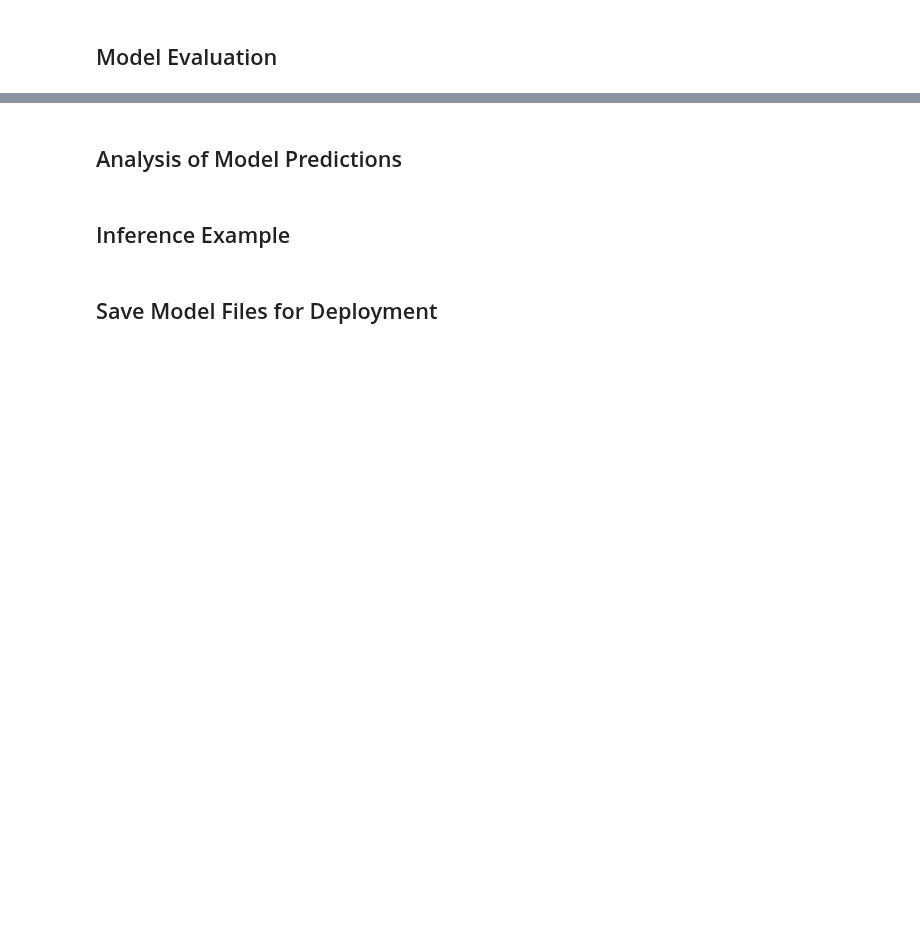
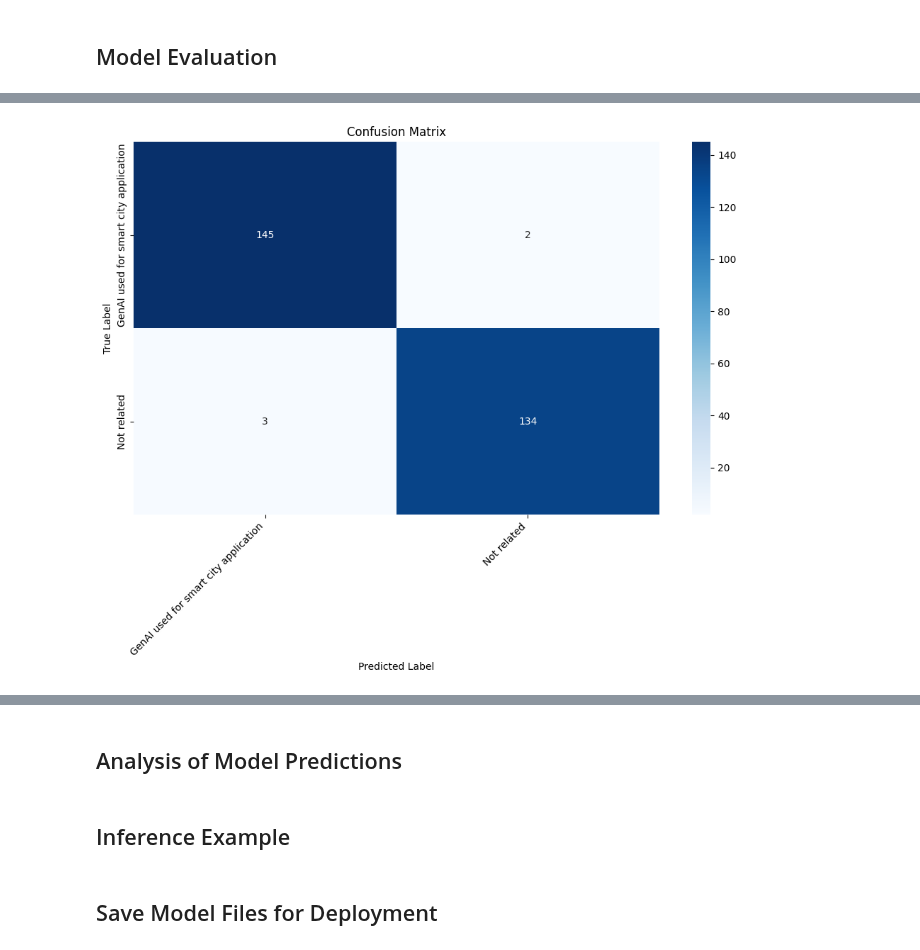
Before and after one commit to les2feup/genai-smartcity, a Jupyter notebook: model/train.ipynb, the cells around one changed output, grey strips where cells are left out. Cells and saved outputs as stored; diff of their text form; code cells hidden in the pictures; blank space fills up the shorter version.

```diff
--- a/model/train.ipynb
+++ b/model/train.ipynb
@@ -228,4 +279,23 @@ test_dataset = SmartCityGenAIDataset(
 )
 # %% [markdown]
 ## Model Setup and Training
+# %%
+from transformers import Trainer
+import torch
+import torch.nn.functional as F
+
+class FocalLossTrainer(Trainer):
+    def compute_loss(self, model, inputs, return_outputs=False, **kwargs):
+        labels = inputs.get("labels")
+        outputs = model(**inputs)
+        logits = outputs.get("logits")
+
+        # Compute CrossEntropy and Focal Loss
+        ce_loss = F.cross_entropy(logits, labels, reduction='none')
+        # pt = torch.exp(-ce_loss)
+        pt = torch.gather(F.softmax(logits, dim=-1), 1, labels.unsqueeze(1)).squeeze(1)
+        gamma = 2.0
+        focal_loss = ((1 - pt) ** gamma * ce_loss).mean()
+
+        return (focal_loss, outputs) if return_outputs else focal_loss
 # %%
@@ -369,0 +438,79 @@ GenAI used for smart city application       1.00      1.00      1.00        28
+# %%
+from scipy.optimize import minimize
+import numpy as np
+import torch
+import torch.nn.functional as F
+from sklearn.metrics import classification_report, confusion_matrix
+import seaborn as sns
+import matplotlib.pyplot as plt
+
+# -----------------------
+# 1. Temperature Scaling
+# -----------------------
+
+def temperature_scale(logits, labels):
+    logits_tensor = torch.tensor(logits, dtype=torch.float32)
+    labels_tensor = torch.tensor(labels, dtype=torch.long)
+
+    def loss_fn(temp):
+        temp = torch.tensor(temp[0], requires_grad=False)
+        scaled_logits = logits_tensor / temp
+        return F.cross_entropy(scaled_logits, labels_tensor).item()
+
+    result = minimize(loss_fn, [1.0], bounds=[(0.5, 5.0)], method='L-BFGS-B')
+    return float(result.x[0])
+
+# Get validation logits and labels
+val_outputs = trainer.predict(val_dataset)
+val_logits = val_outputs.predictions
+val_labels = val_outputs.label_ids
+
+# Compute optimal temperature on validation set
+temperature = temperature_scale(val_logits, val_labels)
+print(f"Optimal temperature: {temperature:.4f}")
+
+# -----------------------
+# 2. Evaluate on Test Set
+# -----------------------
+
+test_outputs = trainer.predict(test_dataset)
+test_logits = test_outputs.predictions
+test_labels = test_outputs.label_ids
+
+# Apply calibrated temperature
+scaled_test_logits = test_logits / 0.602
+test_probs = F.softmax(torch.tensor(scaled_test_logits), dim=-1).numpy()
+
+# Predictions
+test_preds = np.argmax(test_probs, axis=1)
+
+# Classification Report
+print("\nClassification Report:")
+print(classification_report(test_labels, test_preds, target_names=list(label_map.keys())))
+
+# Confusion Matrix
+plt.figure(figsize=(10, 8))
+cm = confusion_matrix(test_labels, test_preds)
+sns.heatmap(cm, annot=True, fmt='d', cmap='Blues',
+            xticklabels=list(label_map.keys()), yticklabels=list(label_map.keys()))
+plt.title("Confusion Matrix")
+plt.xlabel("Predicted Label")
+plt.ylabel("True Label")
+plt.xticks(rotation=45, ha='right')
+plt.tight_layout()
+plt.show()
+
+# -----------------------
+# 3. Confidence Histogram
+# -----------------------
+
+# Confidence = max probability
+test_confidence = np.max(test_probs, axis=1)
+
+plt.figure(figsize=(8, 6))
+sns.histplot(test_confidence, bins=30, kde=True)
+plt.title("Confidence Distribution (After Calibration)")
+plt.xlabel("Confidence")
+plt.tight_layout()
+plt.show()
+# %% [output]
@@ -369,0 +529 @@ GenAI used for smart city application       1.00      1.00      1.00        28
+[figure, added]
```
Also changed, not shown: parts of 11 cells of this notebook, 43 other files.
